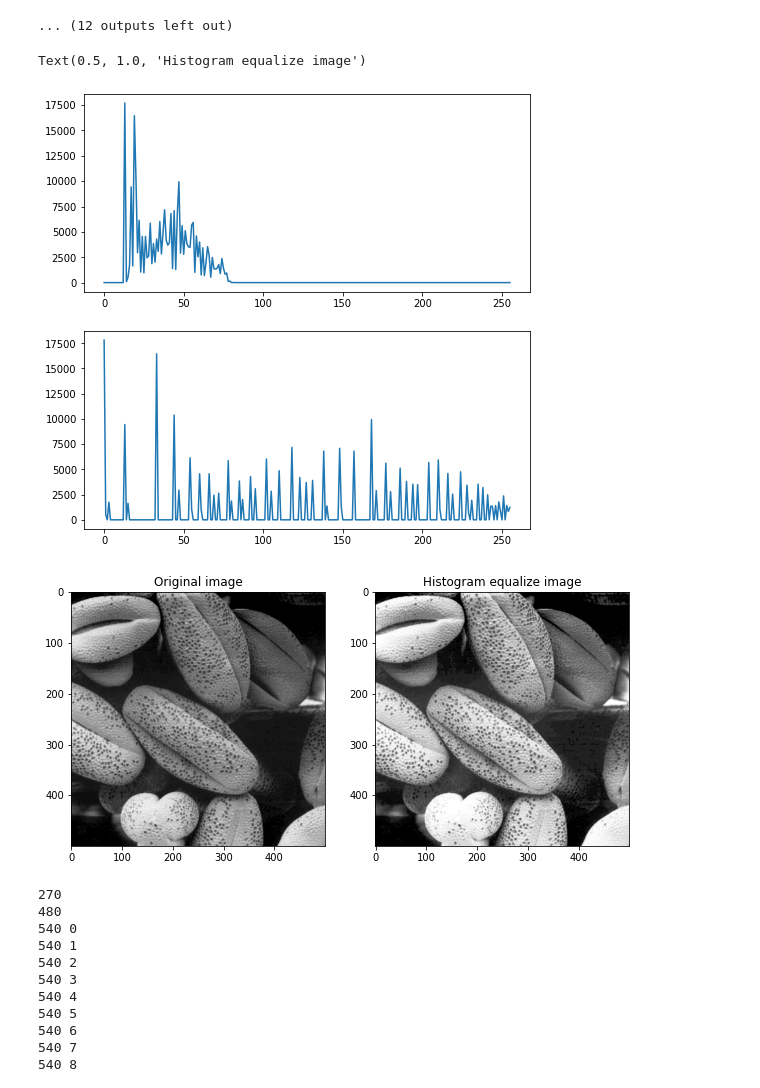
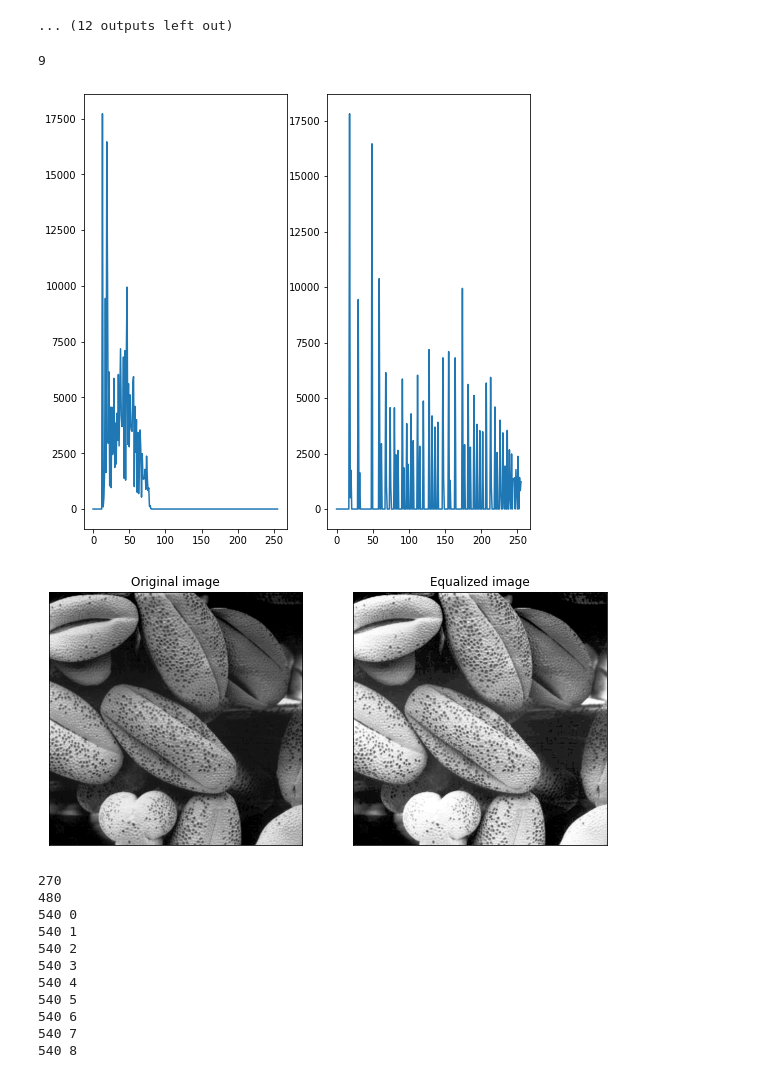
Before and after one commit to devindi99/Image-processing-Excercises, a Jupyter notebook: Excercises/Assignments/Assignment1/190128H_Assignment1.ipynb, the cells around one changed output. Cells and saved outputs as stored; diff of their text form; code cells hidden in the pictures.

```diff
--- a/Excercises/Assignments/Assignment1/190128H_Assignment1.ipynb
+++ b/Excercises/Assignments/Assignment1/190128H_Assignment1.ipynb
@@ -177,30 +177,38 @@ for i in gamma:
 # %%
 import numpy as np
 import cv2 as cv
 import matplotlib.pyplot as plt
 
 im=cv.imread(r'shells.png',cv.IMREAD_GRAYSCALE)
 assert im is not None
+M,N= im.shape
+print(int(9.0))
+hist_im = cv.calcHist([im], [0], None, [256], [0,256])
+cdf_im=np.cumsum(hist_im)
+g=cdf_im*255/(M*N)
+for i in range(0,len(g)):
+    g[i]=int(round(g[i]))
+eq_im=cv.LUT(im,g).astype("uint8")
+hist_g =cv.calcHist([eq_im],[0],None,[256],[0,256])
 
-hist_im = cv.calcHist([im], [0], None, [256], [0,256])
-g = cv.equalizeHist(im)
-hist_g = cv.calcHist([g], [0], None, [256], [0,256])
 
-fig, ax = plt.subplots(2,1,figsize= (8,8))
+fig, ax = plt.subplots(1,2,figsize= (8,8))
 ax[0].plot(hist_im)
 ax[1].plot(hist_g)
+fig,ax = plt.subplots(1,2,figsize = (10,8))
 
-fig = plt.subplots(2,1,figsize = (10,8))
-plt.subplot(1,2,1)
-plt.imshow(im,"gray")
-plt.title("Original image")
-plt.subplot(1,2,2)
-plt.imshow(g,"gray")
-plt.title("Histogram equalize image")
+ax[0].imshow(im,"gray")
+ax[0].set_title("Original image")
+
+ax[1].imshow(eq_im,"gray")
+ax[1].set_title("Equalized image")
+
+for i in range(2):
+    ax [i] . set_xticks ([]) , ax [i] . set_yticks ([])
 # %% [output]
-Text(0.5, 1.0, 'Histogram equalize image')
+9
-[figure, old version]
+[figure, new version]
-[figure, old version]
+[figure, new version]
 # %%
 import numpy as np
 import cv2 as cv
```
